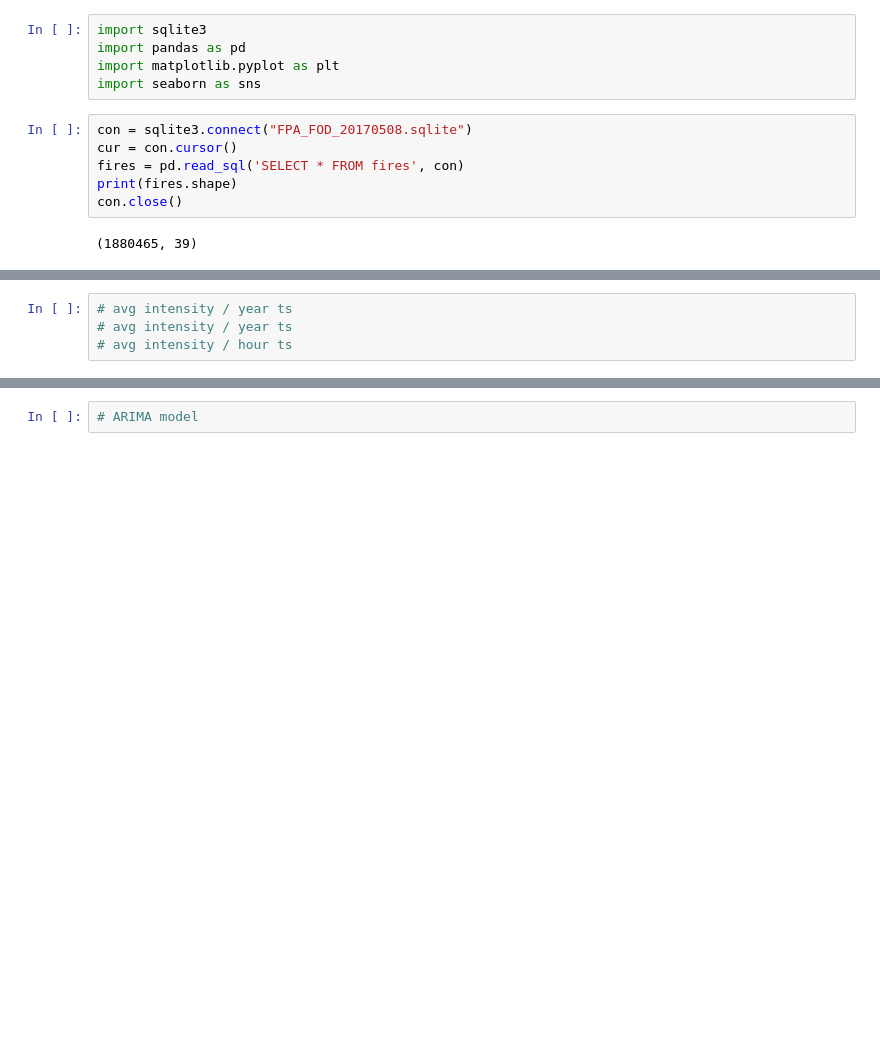
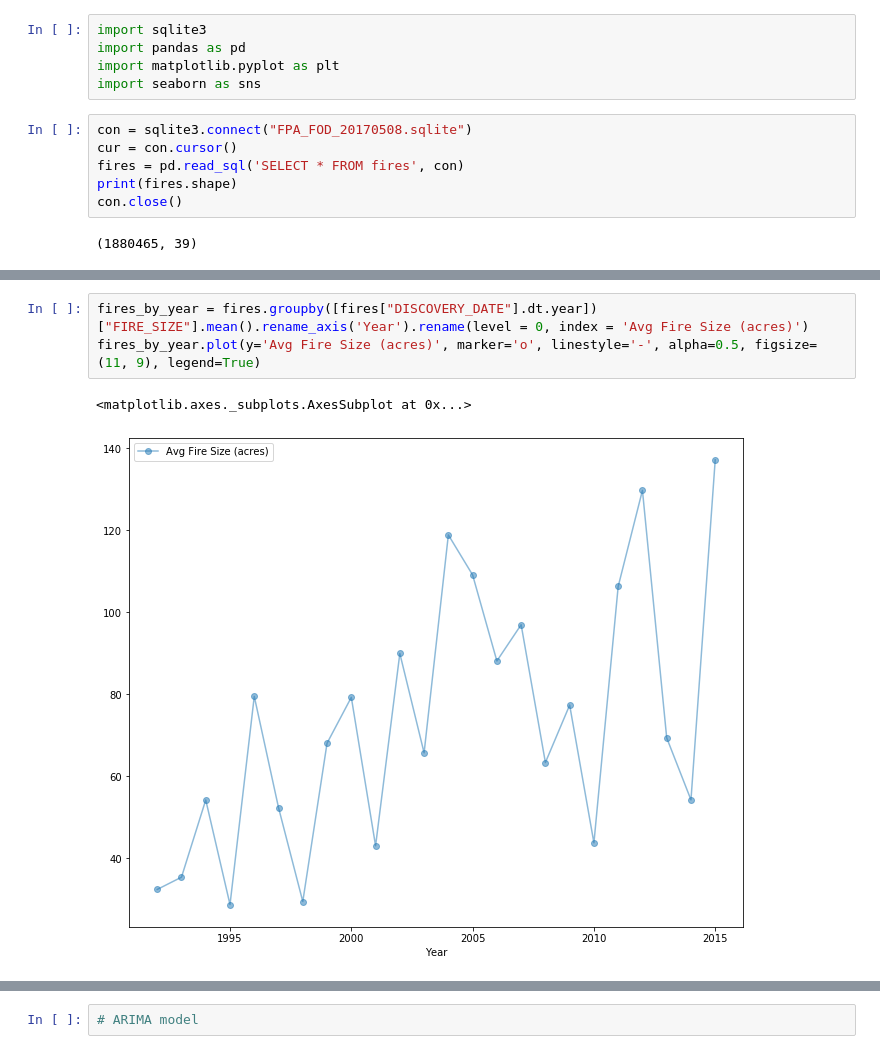
Before and after one commit to mcmarius/InformationVisualization, a Jupyter notebook: Timeseries.ipynb, the cells around one changed output, grey strips where cells are left out. Saved outputs shown, nothing was run; the diff lists cells and outputs as text; blank space fills up the shorter version.

```diff
--- a/Timeseries.ipynb
+++ b/Timeseries.ipynb
@@ -55,4 +56,6 @@ axes = fires.plot(x='DISCOVERY_DATE', y='FIRE_SIZE', marker='o', linestyle='-',
-# %%
-# avg intensity / year ts
-# avg intensity / year ts
-# avg intensity / hour ts
+# %%
+fires_by_year = fires.groupby([fires["DISCOVERY_DATE"].dt.year])["FIRE_SIZE"].mean().rename_axis('Year').rename(level = 0, index = 'Avg Fire Size (acres)')
+fires_by_year.plot(y='Avg Fire Size (acres)', marker='o', linestyle='-', alpha=0.5, figsize=(11, 9), legend=True)
+# %% [output]
+<matplotlib.axes._subplots.AxesSubplot at 0x...>
+[figure, added]
```
Also changed, not shown: parts of 8 cells of this notebook.
